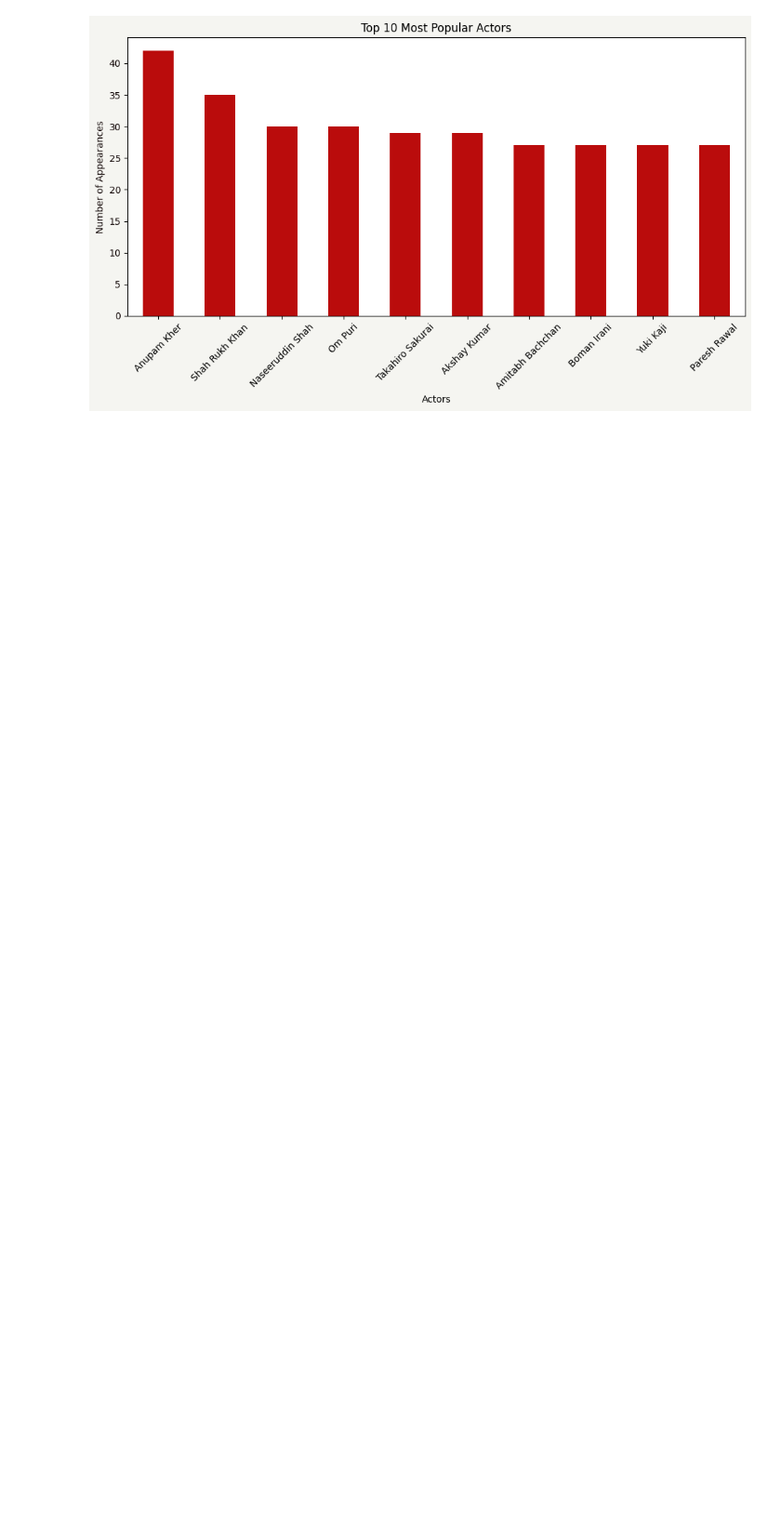
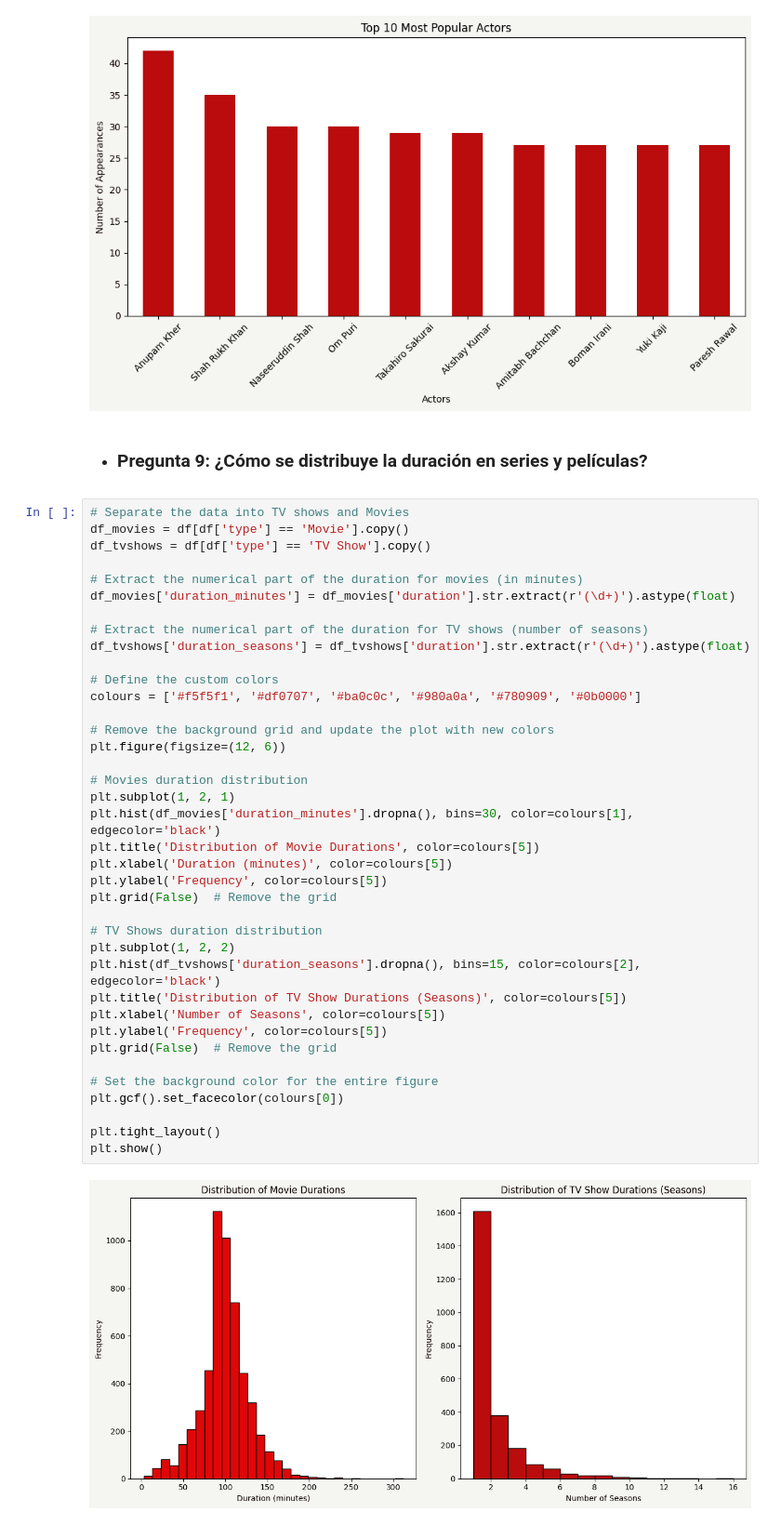
Before and after one commit to Apanizza197/AnalisisDeDatos, a Jupyter notebook: Practico2/practico_2.ipynb, the cells around one changed output. Shown at 93% size. Saved outputs shown, nothing was run; the diff lists cells and outputs as text; blank space fills up the shorter version.

```diff
--- a/Practico2/practico_2.ipynb
+++ b/Practico2/practico_2.ipynb
@@ -384,3 +384,45 @@ plt.tight_layout()
 plt.show()
 # %% [output]
 [figure]
+# %% [markdown]
++ ### **Pregunta 9: ¿Cómo se distribuye la duración en series y películas?**
+# %%
+# Separate the data into TV shows and Movies
+df_movies = df[df['type'] == 'Movie'].copy()
+df_tvshows = df[df['type'] == 'TV Show'].copy()
+
+# Extract the numerical part of the duration for movies (in minutes)
+df_movies['duration_minutes'] = df_movies['duration'].str.extract(r'(\d+)').astype(float)
+
+# Extract the numerical part of the duration for TV shows (number of seasons)
+df_tvshows['duration_seasons'] = df_tvshows['duration'].str.extract(r'(\d+)').astype(float)
+
+# Define the custom colors
+colours = ['#f5f5f1', '#df0707', '#ba0c0c', '#980a0a', '#780909', '#0b0000']
+
+# Remove the background grid and update the plot with new colors
+plt.figure(figsize=(12, 6))
+
+# Movies duration distribution
+plt.subplot(1, 2, 1)
+plt.hist(df_movies['duration_minutes'].dropna(), bins=30, color=colours[1], edgecolor='black')
+plt.title('Distribution of Movie Durations', color=colours[5])
+plt.xlabel('Duration (minutes)', color=colours[5])
+plt.ylabel('Frequency', color=colours[5])
+plt.grid(False)  # Remove the grid
+
+# TV Shows duration distribution
+plt.subplot(1, 2, 2)
+plt.hist(df_tvshows['duration_seasons'].dropna(), bins=15, color=colours[2], edgecolor='black')
+plt.title('Distribution of TV Show Durations (Seasons)', color=colours[5])
+plt.xlabel('Number of Seasons', color=colours[5])
+plt.ylabel('Frequency', color=colours[5])
+plt.grid(False)  # Remove the grid
+
+# Set the background color for the entire figure
+plt.gcf().set_facecolor(colours[0])
+
+plt.tight_layout()
+plt.show()
+# %% [output]
+[figure, added]
```
